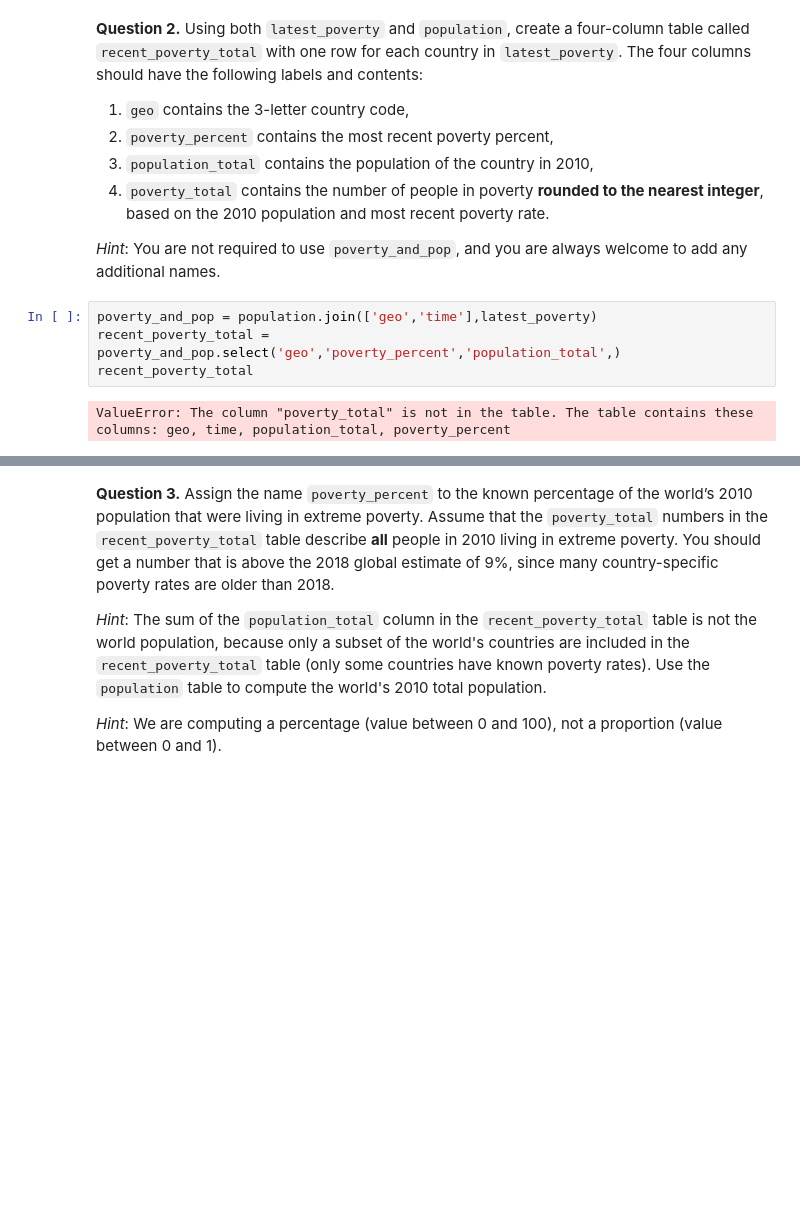
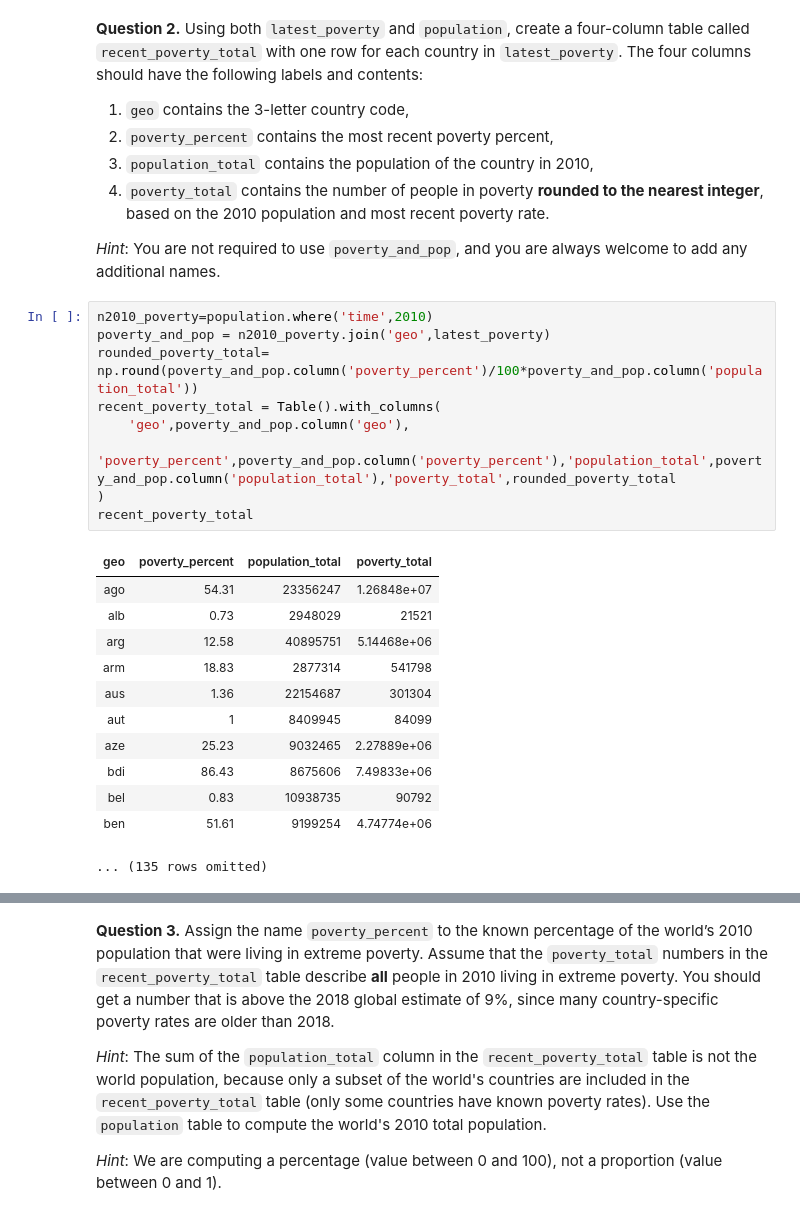
Before and after one commit to cplahn/cplahn_DATA_Fall, a Jupyter notebook: project1/project1.ipynb, the cells around one changed output, grey strips where cells are left out. Cells and saved outputs as stored; diff of their text form; blank space fills up the shorter version.

```diff
--- a/project1/project1.ipynb
+++ b/project1/project1.ipynb
@@ -663,11 +664,27 @@ population.join(['time','geo'],latest_poverty)
 1. `poverty_total` contains the number of people in poverty **rounded to the nearest integer**, based on the 2010 population and most recent poverty rate.
 
 *Hint*: You are not required to use `poverty_and_pop`, and you are always welcome to add any additional names.
-# %%
-poverty_and_pop = population.join(['geo','time'],latest_poverty)
-recent_poverty_total = poverty_and_pop.select('geo','poverty_percent','population_total',)
-recent_poverty_total
-# %% [output]
-ValueError: The column "poverty_total" is not in the table. The table contains these columns: geo, time, population_total, poverty_percent
+# %%
+n2010_poverty=population.where('time',2010)
+poverty_and_pop = n2010_poverty.join('geo',latest_poverty)
+rounded_poverty_total= np.round(poverty_and_pop.column('poverty_percent')/100*poverty_and_pop.column('population_total'))
+recent_poverty_total = Table().with_columns(
+    'geo',poverty_and_pop.column('geo'),
+    'poverty_percent',poverty_and_pop.column('poverty_percent'),'population_total',poverty_and_pop.column('population_total'),'poverty_total',rounded_poverty_total
+)
+recent_poverty_total
+# %% [output]
+| geo | poverty_percent | population_total | poverty_total |
+| ago | 54.31 | 23356247 | 1.26848e+07 |
+| alb | 0.73 | 2948029 | 21521 |
+| arg | 12.58 | 40895751 | 5.14468e+06 |
+| arm | 18.83 | 2877314 | 541798 |
+| aus | 1.36 | 22154687 | 301304 |
+| aut | 1 | 8409945 | 84099 |
+| aze | 25.23 | 9032465 | 2.27889e+06 |
+| bdi | 86.43 | 8675606 | 7.49833e+06 |
+| bel | 0.83 | 10938735 | 90792 |
+| ben | 51.61 | 9199254 | 4.74774e+06 |
+... (135 rows omitted)
 # %%
 grader.check("q2_2")
```
Also changed, not shown: parts of 11 cells of this notebook, 1 other file.
